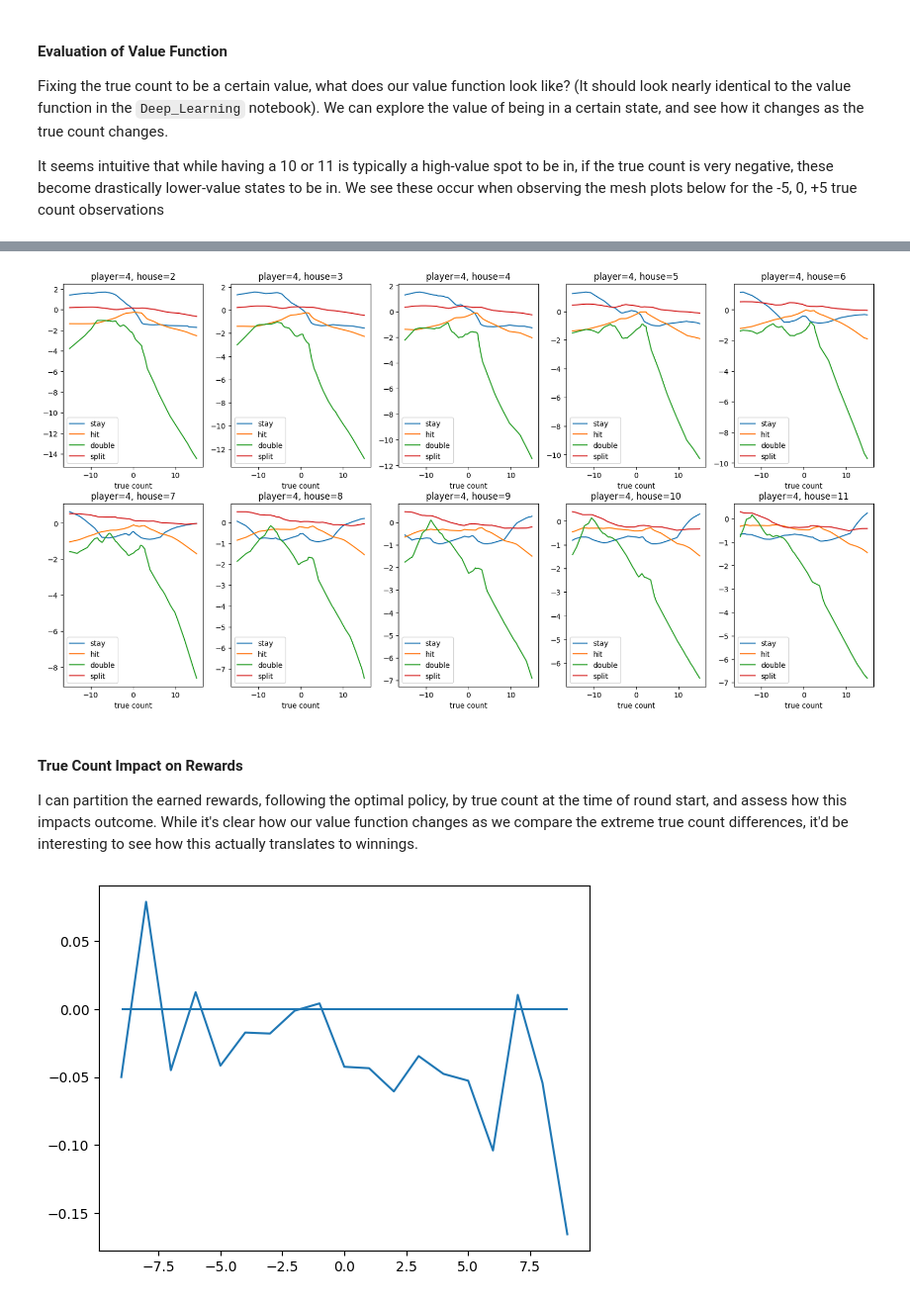
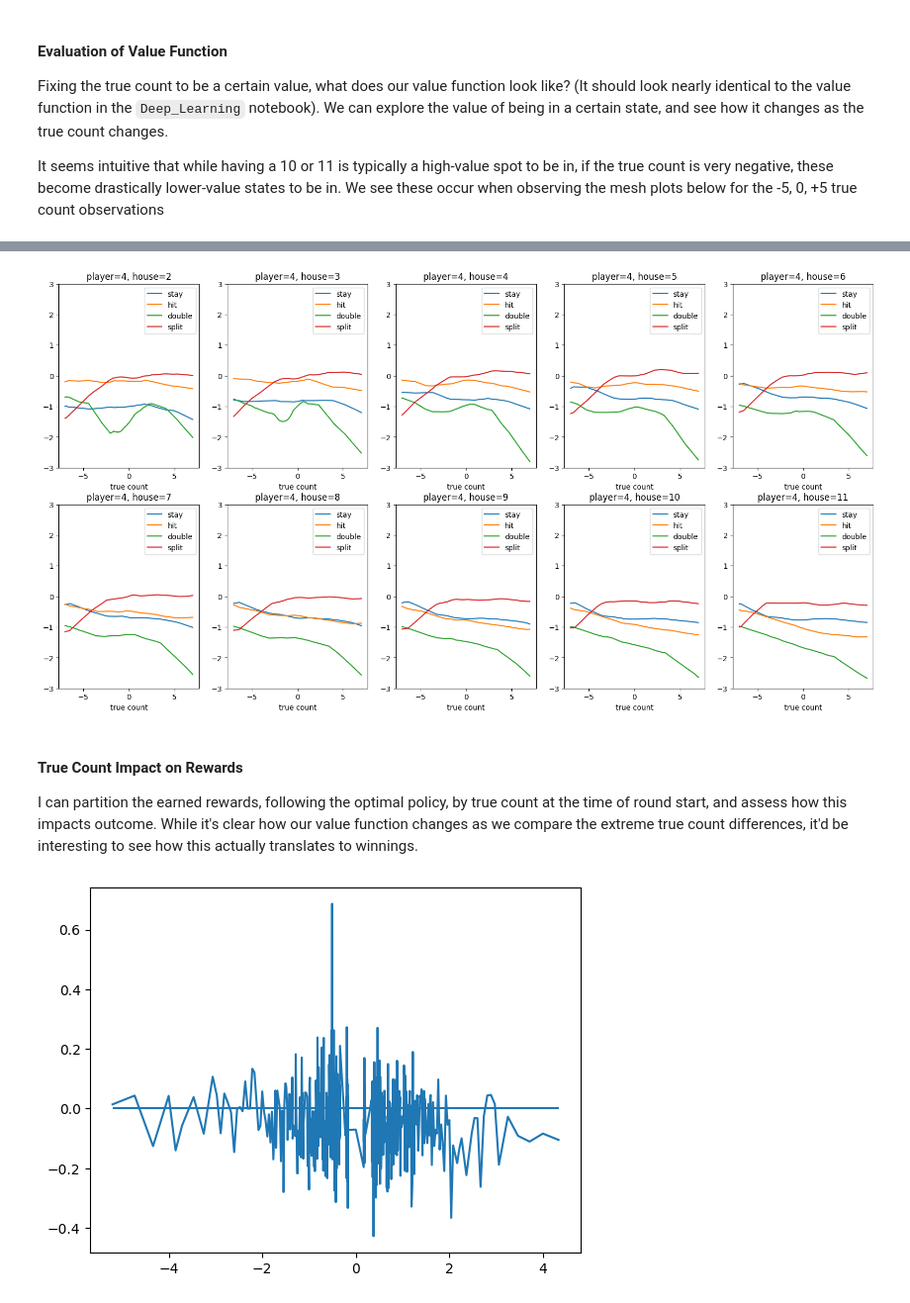
Before and after one commit to petersim1/Blackjack_RL, a Jupyter notebook: Deep_Learning_Count.ipynb, the cells around one changed output, grey strips where cells are left out. Shown at 99% size. Saved outputs shown, nothing was run; the diff lists cells and outputs as text; code cells hidden in the pictures.

```diff
--- a/Deep_Learning_Count.ipynb
+++ b/Deep_Learning_Count.ipynb
@@ -50,17 +52,21 @@ game_hyperparams = {
 }
 # %%
 blackjack = Game(**game_hyperparams)
-count = []
+counts = []
 true_counts = []
 
 for _ in range(50_000) :
-
-    count.append(blackjack.count)
 
     blackjack.init_round(wagers=[1])
     blackjack.deal_init()
     player = blackjack.players[0] # only 1 player, so i'll just extract that specific player module.
     house_show = blackjack.get_house_show(show_value=True)
+
+    # I'll extract counts after the initial deal.
+    count = blackjack.get_count()
+    true_count = count * 52 / blackjack.cards.sum()
+    counts.append(count)
+    true_counts.append(true_count)
 
     while not player.is_done() :
 
@@ -71,32 +77,33 @@ for _ in range(50_000) :
 
         move = np.random.choice(policy)
 
-        # Gather count after every single move.
-        count.append(blackjack.count)
-        n_decks_remain = blackjack.cards.sum() / 52
-        true_count = blackjack.count / n_decks_remain
-        true_counts.append(true_count)
+        blackjack.step_player(player,move)
 
-        blackjack.step_player(player,move)
     blackjack.step_house()
 
 plt.figure(figsize=(15,4))
 plt.title("Running Count")
-inds = np.argsort(pd.Series(count).value_counts(normalize=True).index.to_list())
+inds = np.argsort(pd.Series(counts).value_counts(normalize=True).index.to_list())
 plt.bar(
-    pd.Series(count).value_counts(normalize=True).index[inds],
-    pd.Series(count).value_counts(normalize=True).values[inds]
+    pd.Series(counts).value_counts(normalize=True).index[inds],
+    pd.Series(counts).value_counts(normalize=True).values[inds]
 )
-samples = np.random.normal(0,np.array(count).std(), 1_000_000)
-minmax = max(abs(min(count)), max(count))
+samples = np.random.normal(0,np.array(counts).std(), 1_000_000)
+minmax = max(abs(min(counts)), max(counts))
 a, b = np.histogram(samples, np.arange(-minmax-1.5, minmax+1.5), density=True)
 plt.plot([b[i-1:i+1].mean() for i in range(1,b.shape[0])], a, color="orange")
 plt.xlim(-minmax, minmax)
 plt.show()
 
+ranges = np.arange(min(true_counts), max(true_counts)+0.01, 0.01)
+y = []
+for r in ranges:
+    y.append(np.where(np.array(true_counts) >= r)[0].shape[0] / len(true_counts))
 
-plt.figure(figsize=(15,4))
-plt.title("True Count")
-plt.hist(true_counts, bins=50, density=True)
+fig, ax1 = plt.subplots(figsize=(15,4))
+ax1.set_title("True Count bins and p>=X")
+ax2 = ax1.twinx()
+ax1.hist(true_counts, bins=75, density=True)
+ax2.plot(ranges, y, color="orange")
 plt.show()
 # %% [output]
@@ -648,6 +661,7 @@ fig = plt.figure(figsize=(20,10))
 
 nrows = 2
 ncols = 5
+
 player = 4
 useable_ace = -1
 can_split = 1
@@ -657,16 +671,17 @@ for i in range(10):
     obs = []
     ax = fig.add_subplot(nrows,ncols,i+1)
     ax.set_title(f"player={player}, house={i+2}")
-    for j in np.arange(-15,15.01,0.01):
+    for j in np.arange(-7,7.01,0.01):
         obs.append((player, i+2, useable_ace, can_split, can_double, j))
     q, _, _ = network.act(torch.tensor(obs, dtype=torch.float32))
     for i in range(4):
-        ax.plot(np.arange(-15,15.01,0.01), q[:,i], label=network.moves[i])
+        ax.plot(np.arange(-7,7.01,0.01), q[:,i], label=network.moves[i])
     ax.legend()
     ax.set_xlabel("true count")
+    ax.set_ylim(-3,3)
 plt.show()
 # %% [output]
-[figure, old version]
+[figure, new version]
 # %% [markdown]
 #### True Count Impact on Rewards
 
@@ -684,16 +699,16 @@ res = await play_games_gather_count(
 # %%
 x = []
 y = []
 z = []
-for count in range(min(res.keys()), max(res.keys()) + 1):
+for count in np.unique(list(res.keys())):
     if count not in res: continue
     if len(res[count]) < 100: continue
     x.append(count)
     y.append(np.mean(res[count]))
     z.append(len(res[count]))
 
 plt.plot(x,y)
 plt.hlines(y=0, xmin=min(x), xmax=max(x))
 plt.show()
 # %% [output]
-[figure, old version]
+[figure, new version]
```
Also changed, not shown: parts of 11 cells of this notebook, 2 other files.
